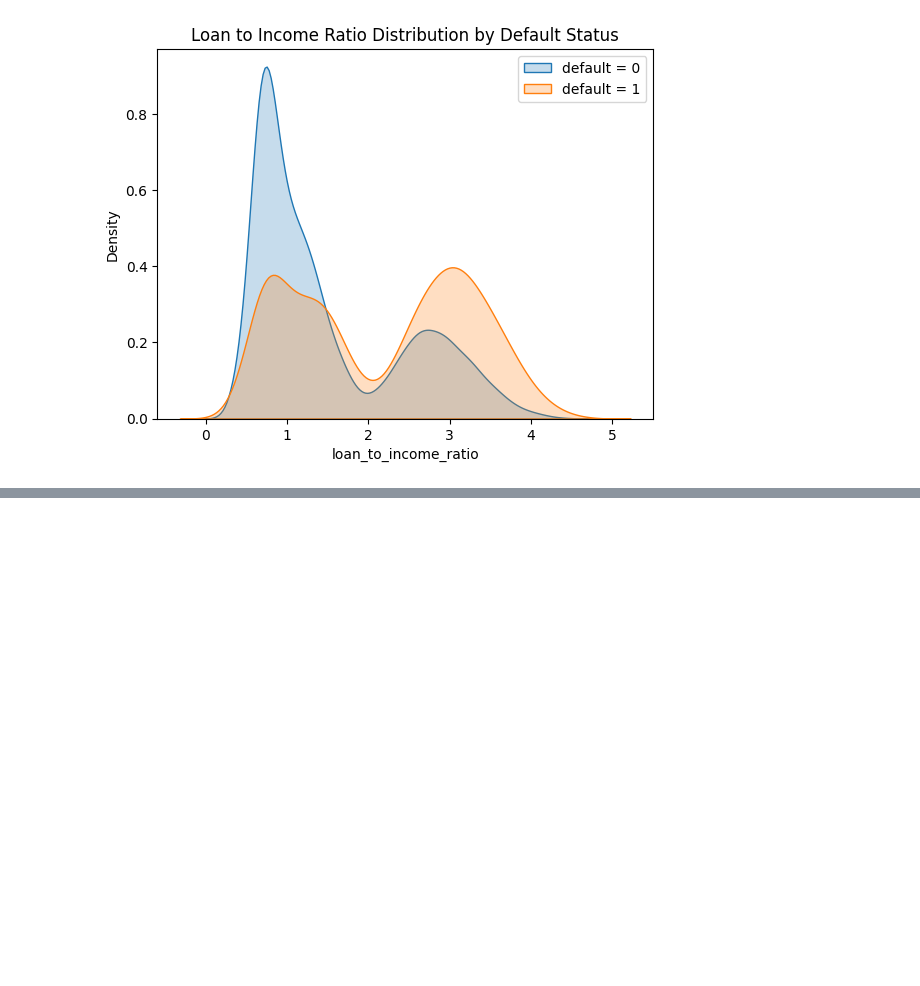
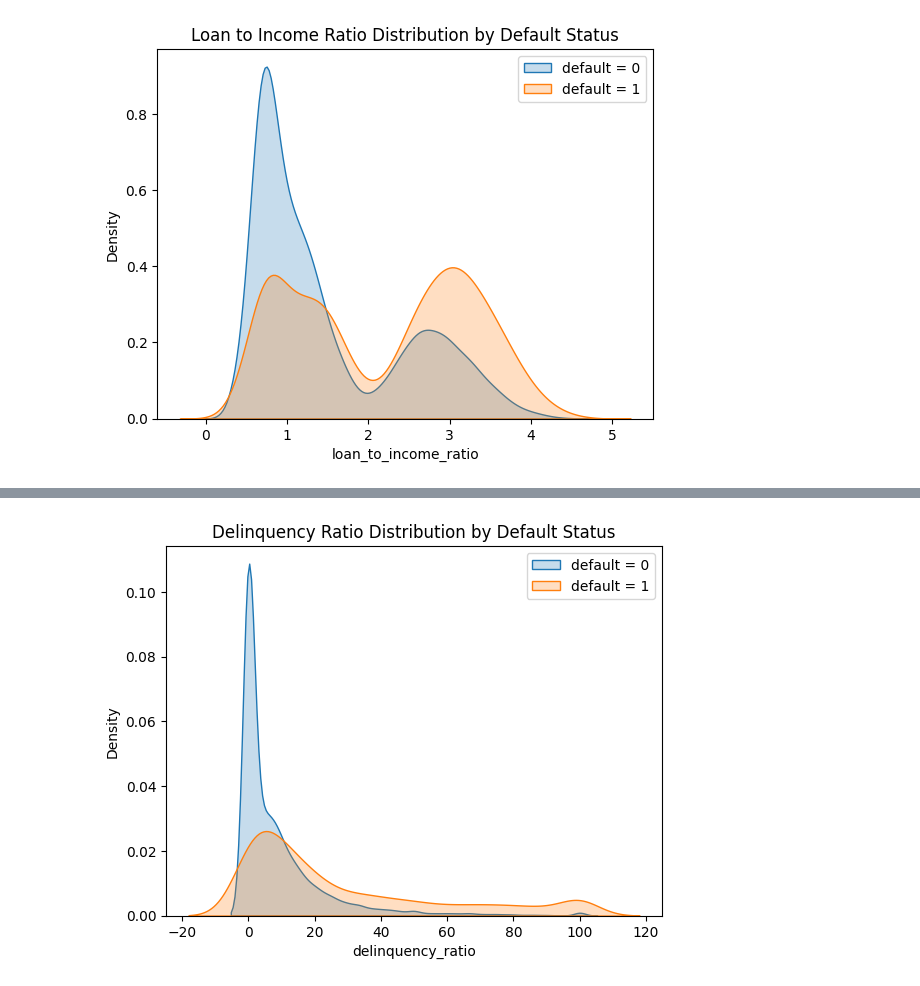
Before and after one commit to ittihadur/ML-Classification-Project, a Jupyter notebook: credit_risk_model.ipynb, the cells around one changed output, grey strips where cells are left out. Drawn from its saved outputs; the diff is of its cells as text; code cells hidden in the pictures; blank space fills up the shorter version.

```diff
--- a/credit_risk_model.ipynb
+++ b/credit_risk_model.ipynb
@@ -398,0 +415,3 @@ plt.show()
+# %%
+df_train_1["delinquency_ratio"] = round(df_train_1["delinquent_months"]*100 / df_train_1["total_loan_months"], 2)
+df_train_1[["delinquent_months", "total_loan_months", "delinquency_ratio"]]
@@ -398,0 +434,8 @@ plt.show()
+# %%
+sns.kdeplot(df_train_1[df_train_1.default == 0]['delinquency_ratio'], fill=True, label='default = 0')
+sns.kdeplot(df_train_1[df_train_1.default == 1]['delinquency_ratio'], fill=True, label='default = 1')
+plt.title("Delinquency Ratio Distribution by Default Status")
+plt.legend()
+plt.show()
+# %% [output]
+[figure, added]
```
Also changed, not shown: parts of 5 cells of this notebook.
